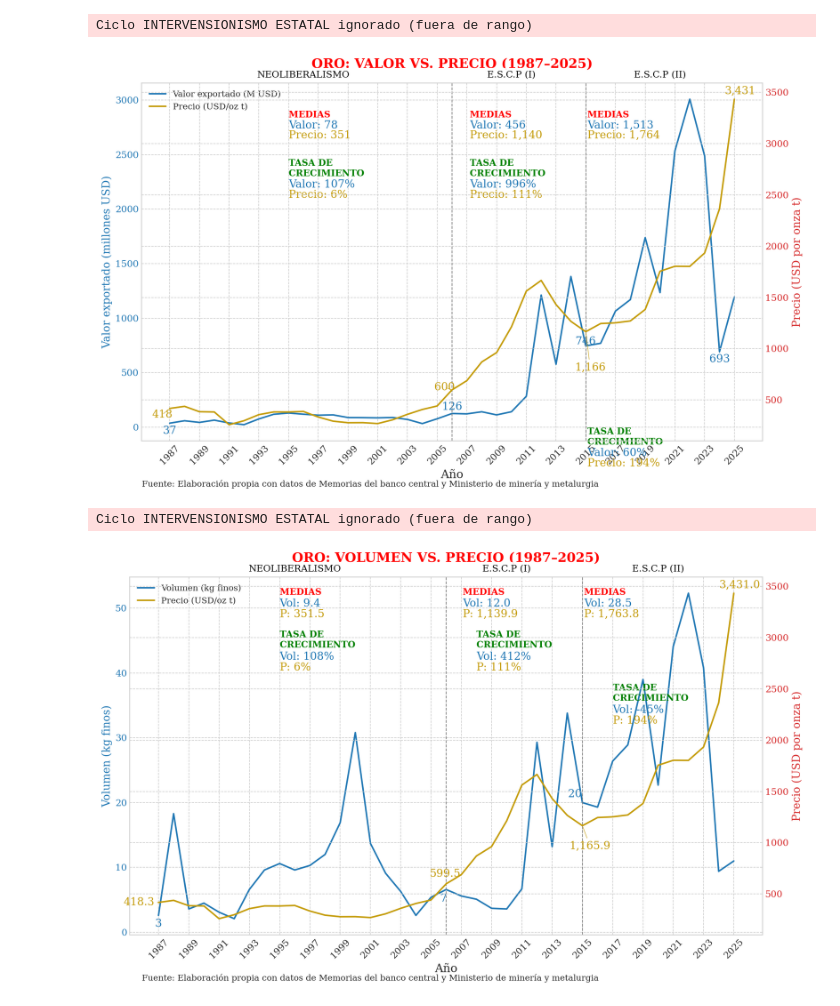
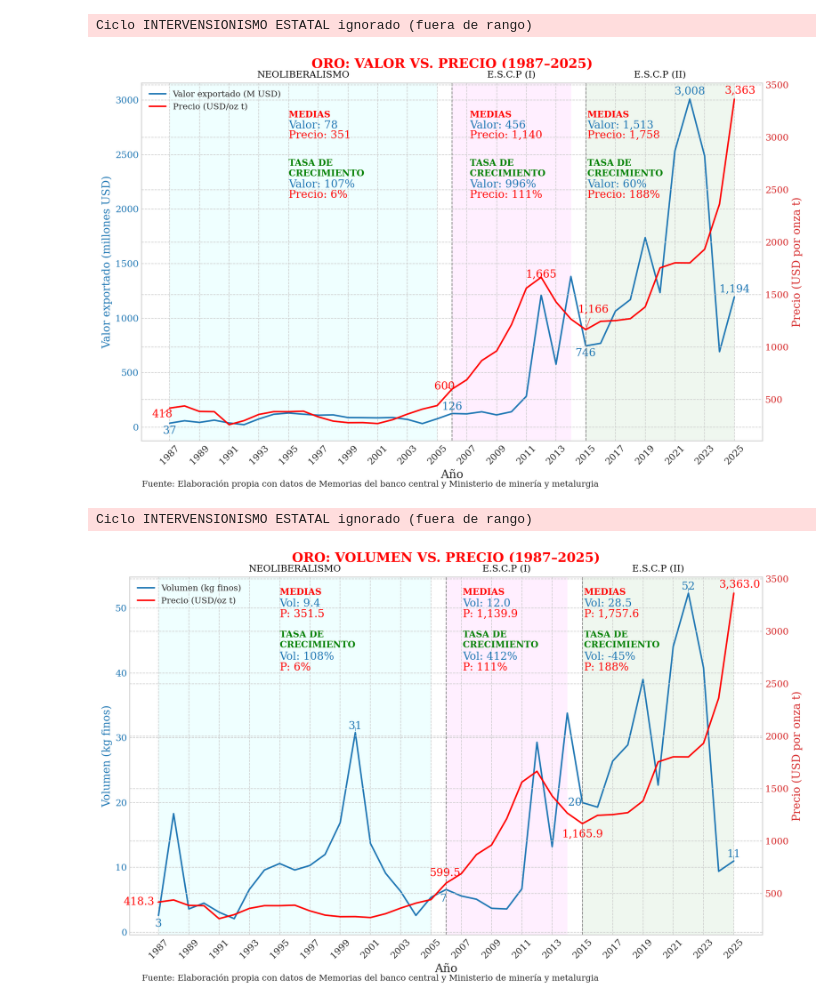
Before and after one commit to navi0369/proyectomacro, a Jupyter notebook: notebooks/tesis/serie_completa/minerales/oro.ipynb, the cells around one changed output. Saved outputs shown, nothing was run; the diff lists cells and outputs as text; code cells hidden in the pictures.

```diff
--- a/notebooks/tesis/serie_completa/minerales/oro.ipynb
+++ b/notebooks/tesis/serie_completa/minerales/oro.ipynb
@@ -57,8 +57,6 @@ with sqlite3.connect(str(DB_PATH)) as conn:
         .sort_index()
     )
 
-# Precio de 2025 (hasta julio) agregado manualmente
-df_precio.loc[2025, "precio_usd_ot"] = 3431.0
 df_precio = df_precio.sort_index()
 
 # Unión: outer para que 2025 aparezca en precio pero no en valor
@@ -69,7 +67,7 @@ df.drop(columns="oro_valor", inplace=True)
 # ──────────────── 3. COMPONENTES, COLORES Y ABREVIATURAS ────────────
 cols_sectores = ["oro_valor_musd", "precio_usd_ot"]
 abbr   = {"oro_valor_musd": "Valor", "precio_usd_ot": "Precio"}
-colors = {"oro_valor_musd": "#1f77b4", "precio_usd_ot": "#c49b07"}   # azul + dorado
+colors = {"oro_valor_musd": "#1f77b4", "precio_usd_ot": "red"}   # azul + dorado
 
 # ──────────────── 4. PREPARACIÓN DE CICLOS Y PERÍODOS ───────────────
 CYCLES = adjust_cycles(df, CYCLES_PERIODOS)
@@ -81,20 +79,21 @@ cycle_stats = {
 hitos_offset = {yr: .80 for yr in hitos_v_periodos}
 anot_years = adjust_annot_years(df, annot_years_periodos)
 anot_years.append(2024)   # año extra para anotar el valor (serie hasta 2023, precio hasta 2025)
-growth_periods = adjust_periods(df, periodos_tasas_periodos)
+periods = adjust_periods(df, periodos_tasas_periodos)
 
 # ───────────────────── 5. OFFSETS DE POSICIONAMIENTO ────────────────
 annotation_offsets = {
     "oro_valor_musd": {
         1987: (0, -70),
         2006: (0, 60),
-        2015: (0, 40),
-        2024: (0, -70),
+        2015: (0, -70), 2022: (0, 70),
+        2025: (0, 70),
     },
     "precio_usd_ot": {
         1987: (-0.5, -60),
         2006: (-0.5, 25),
-        2015: (0.3, -350),
+        2012: (0, 25),
+        2015: (0.5, 190),
         2025: (0.4, 80),
     },
 }
@@ -102,7 +101,7 @@ annotation_offsets = {
 period_growth_offsets = {
     "1987-2005": (1995, 0.78),
     "2006-2014": (2007.2, 0.78),
-    "2015-2025":  (2015.1,0)
+    "2015-2025":  (2015.1,0.78)
 }
 
 # Offsets de textos de medias por ciclo (claves = nombres reales de CYCLES_PERIODOS)
@@ -136,43 +135,43 @@ add_cycle_means_multi(
     abbr, colors, line_spacing=df["oro_valor_musd"].max() * 0.03,
     value_fmt="{:,.0f}"
 )
-
-
-
 add_year_value_annotations(
     ax_val, df, anot_years, ["oro_valor_musd"],
     {"oro_valor_musd": annotation_offsets["oro_valor_musd"]},
-    {"oro_valor_musd": colors["oro_valor_musd"]}, arrow_lw=0.6
+    {"oro_valor_musd": colors["oro_valor_musd"]}, arrow_lw=0.6,
+    extra_years=[2022]
 )
 add_year_value_annotations(
     ax_price, df, anot_years, ["precio_usd_ot"],
     {"precio_usd_ot": annotation_offsets["precio_usd_ot"]},
     {"precio_usd_ot": colors["precio_usd_ot"]}, arrow_lw=0.6,
-    value_fmt="{:,.0f}"
+    value_fmt="{:,.0f}", extra_years=[2012]
 )
 
 # Tasa de crecimiento en el eje izquierdo (valor, hasta 2024)
 add_period_growth_annotations_multi(
-    ax_val, df, growth_periods, cols_sectores,
+    ax_val, df, periods, cols_sectores,
     period_growth_offsets, colors, abbr,
 )
-
+add_period_backgrounds(
+    ax_val,
+    periods,
+)
 
 # Leyenda combinada
 h, l   = ax_val.get_legend_handles_labels()
 h2, l2 = ax_price.get_legend_handles_labels()
 hl = [(x, y) for x, y in zip(h + h2, l + l2) if not y.startswith('_')]
 if hl:
     ax_val.legend(*zip(*hl), loc="upper left", fontsize=11)
 
 plt.tight_layout()
 plt.savefig(output_dir / "oro_valor_precio_dual_axis.png", dpi=300)
-plt.savefig(output_dir_precio / "oro_precio_dual_axis.png", dpi=300)
 plt.show()
 plt.close()
 # %% [output]
 Ciclo INTERVENSIONISMO ESTATAL ignorado (fuera de rango)
-[figure, old version]
+[figure, new version]
 # %%
 # ═══════════════════════════════════════════════════════════════════
 # GRÁFICA DE VOLUMEN VS. PRECIO (DOBLE EJE) — ORO
@@ -196,14 +195,16 @@ cycle_stats_vol = {
 annotation_offsets_vol = {
     "oro_volumen": {
         1987: (0,   -1.3),
+        2000: (0,1),
         2006: (-0.17, -1.4),
-        2015: (-0.5,  1.3),
-        2023: (0,    -2.0),
+        2015: (-0.5,  0),
+        2022: (0,1),
+        2025: (0,    1.0),
     },
     "precio_usd_ot": {
         1987: (-1.3,  0),
         2006: (-0.08, 95),
-        2015: (0.5,  -200),
+        2015: (0,  -100),
         2023: (0.0,  -130),
         2025: (0.4,   80),
     },
@@ -211,8 +212,8 @@ annotation_offsets_vol = {
 
 period_growth_offsets_vol = {
     "1987-2005": (1995, 0.85),
-    "2006-2014": (2008, 0.85),
-    "2015-2025": (2017, 0.70)
+    "2006-2014": (2007.1, 0.85),
+    "2015-2025": (2015.1, 0.85)
 }
 
 # Offsets de textos de medias por ciclo (claves = nombres reales de CYCLES_PERIODOS)
@@ -256,7 +257,8 @@ add_cycle_means_multi(
 add_year_value_annotations(
     ax_vol, df, anot_years, ["oro_volumen"],
     {"oro_volumen": annotation_offsets_vol["oro_volumen"]},
-    {"oro_volumen": colors_vol["oro_volumen"]}, arrow_lw=0.6
+    {"oro_volumen": colors_vol["oro_volumen"]}, arrow_lw=0.6,
+    extra_years=[2000,2022]
 )
 add_year_value_annotations(
     ax_price_vol, df, anot_years, ["precio_usd_ot"],
@@ -266,7 +268,7 @@ add_year_value_annotations(
 )
 
 add_period_growth_annotations_multi(
-    ax_vol, df, growth_periods, cols_vol,
+    ax_vol, df, periods, cols_vol,
     period_growth_offsets_vol, colors_vol, abbr_vol,
     line_spacing_ratio=0.03
 )
@@ -276,11 +278,15 @@ h1, l1 = ax_vol.get_legend_handles_labels()
 h2, l2 = ax_price_vol.get_legend_handles_labels()
 ax_vol.legend(h1 + h2, l1 + l2, loc="upper left", fontsize=11)
 
+add_period_backgrounds(
+    ax_vol,
+    periods,
+)
+
 plt.tight_layout()
 plt.savefig(output_dir / "oro_volumen_precio_dual_axis.png", dpi=300)
-plt.savefig(output_dir_precio / "oro_precio_dual_axis.png", dpi=300)
 plt.show()
 plt.close()
 # %% [output]
 Ciclo INTERVENSIONISMO ESTATAL ignorado (fuera de rango)
-[figure, old version]
+[figure, new version]
```
Also changed, not shown: 32 other files.
